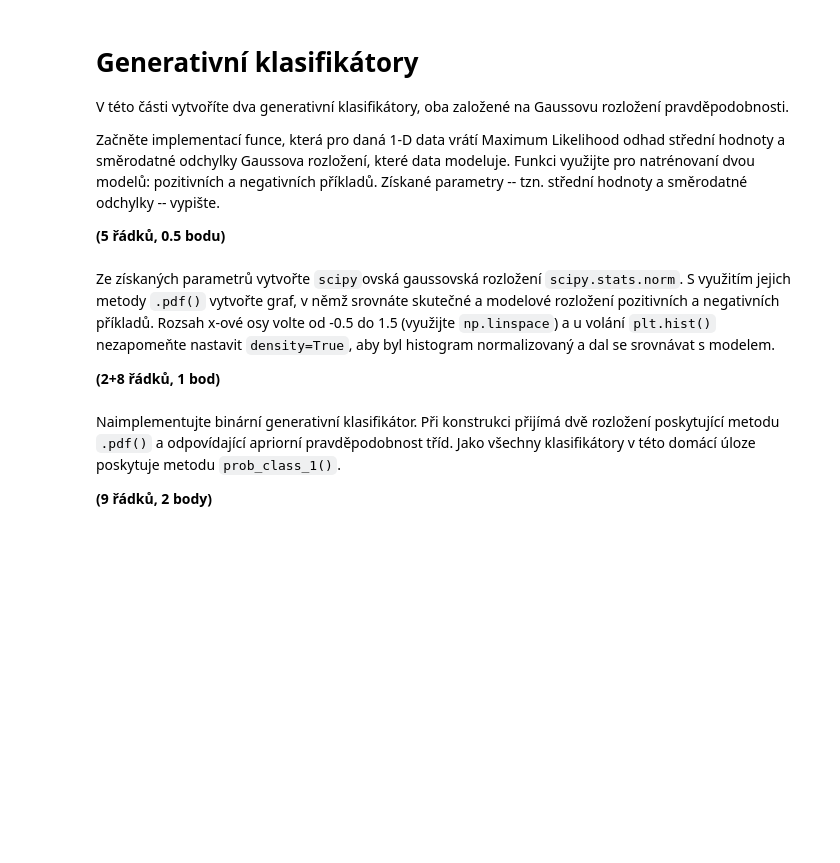
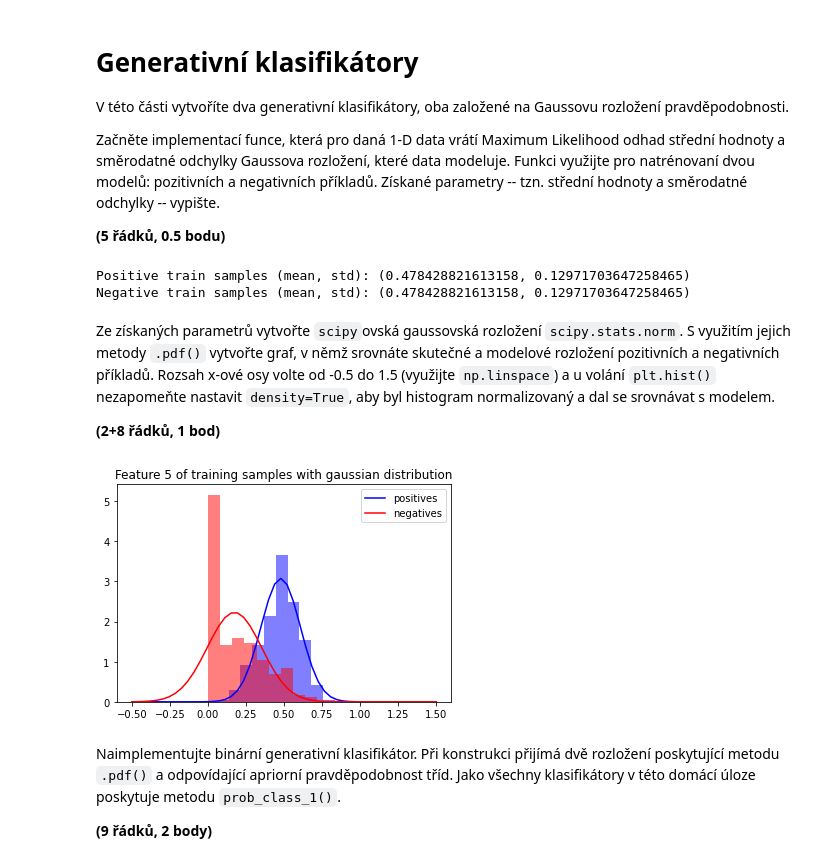
Before and after one commit to danielkonecny/sui-homework, a Jupyter notebook: zadani.ipynb, the cells around one changed output. Saved outputs shown, nothing was run; the diff lists cells and outputs as text; code cells hidden in the pictures; blank space fills up the shorter version.

```diff
--- a/zadani.ipynb
+++ b/zadani.ipynb
@@ -123,3 +129,12 @@ pass
+# %%
+def get_gauss_params(data):
+    return np.mean(data), np.std(data)
+
+print(f'Positive train samples (mean, std): {get_gauss_params(train_dataset.pos[:, FOI])}')
+print(f'Negative train samples (mean, std): {get_gauss_params(train_dataset.pos[:, FOI])}')
+# %% [output]
+Positive train samples (mean, std): (0.478428821613158, 0.12971703647258465)
+Negative train samples (mean, std): (0.478428821613158, 0.12971703647258465)
 # %% [markdown]
 Ze získaných parametrů vytvořte `scipy`ovská gaussovská rozložení `scipy.stats.norm`.
 S využitím jejich metody `.pdf()` vytvořte graf, v němž srovnáte skutečné a modelové rozložení pozitivních a negativních příkladů.
@@ -131,3 +144,21 @@ pass
+# %%
+pos_mean, pos_std = get_gauss_params(train_dataset.pos[:, FOI])
+neg_mean, neg_std = get_gauss_params(train_dataset.neg[:, FOI])
+
+axis_range = np.linspace(-0.5, 1.5)
+plt.plot(axis_range,
+         scipy.stats.norm.pdf(axis_range, pos_mean, pos_std),
+         color='blue', label='positives')
+plt.plot(axis_range,
+         scipy.stats.norm.pdf(axis_range, neg_mean, neg_std),
+         color='red', label='negatives')
+plt.hist(train_dataset.pos[:, FOI], density=True, alpha=0.5, color='blue')
+plt.hist(train_dataset.neg[:, FOI], density=True, alpha=0.5, color='red')
+plt.legend()
+plt.title('Feature 5 of training samples with gaussian distribution')
+plt.show()
+# %% [output]
+[figure, added]
 # %% [markdown]
 Naimplementujte binární generativní klasifikátor.
 Při konstrukci přijímá dvě rozložení poskytující metodu `.pdf()` a odpovídající apriorní pravděpodobnost tříd.
```
Also changed, not shown: parts of 4 cells of this notebook.
